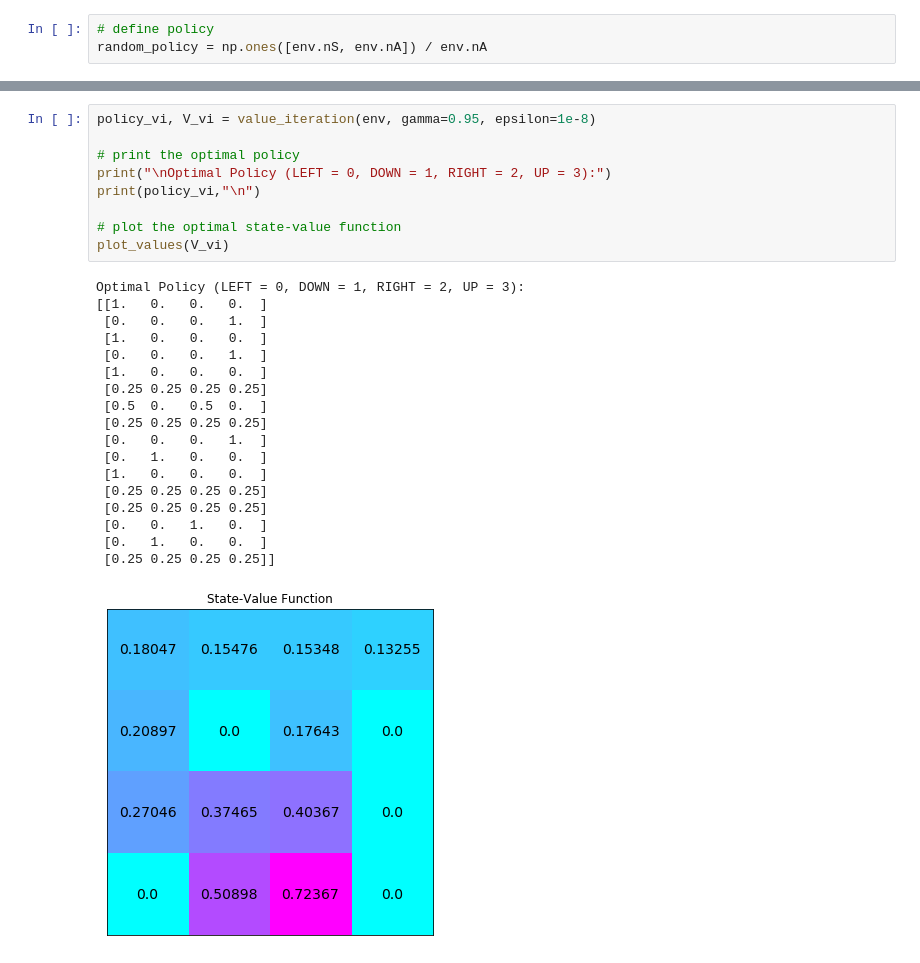
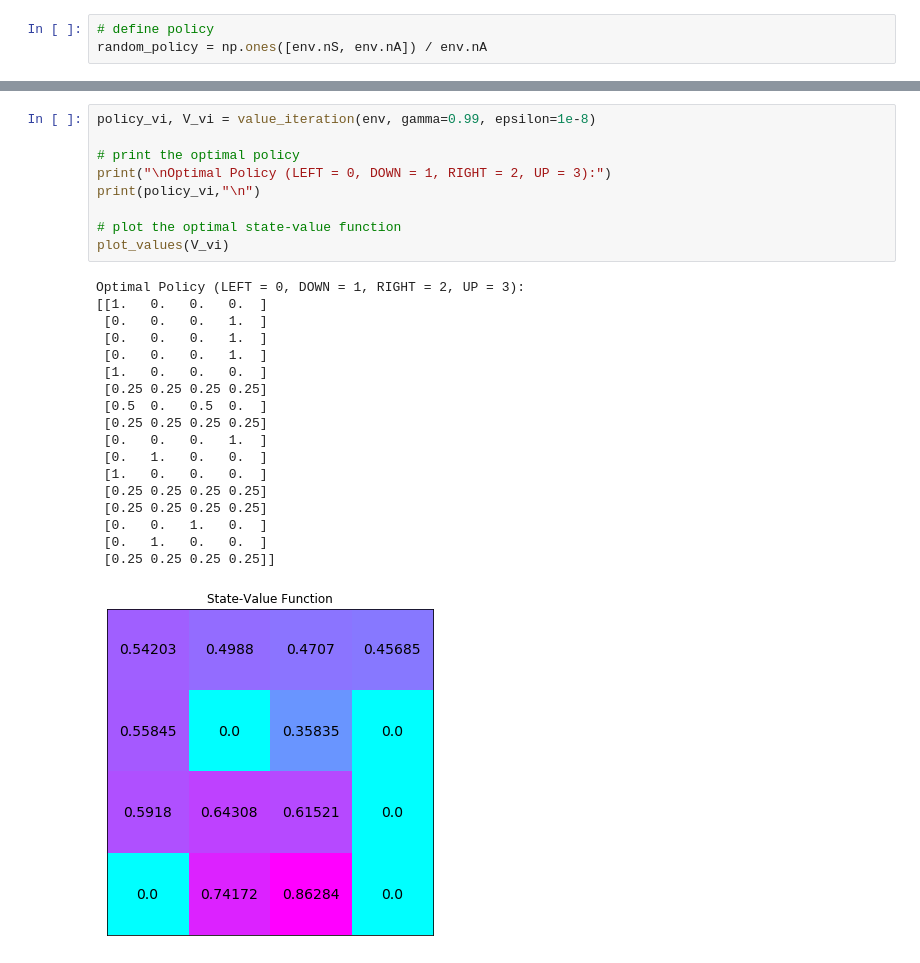
Before and after one commit to aurghya/RLAlgorithms, a Jupyter notebook: experiments/experiment.ipynb, the cells around one changed output, grey strips where cells are left out. Cells and saved outputs as stored; diff of their text form.

```diff
--- a/experiments/experiment.ipynb
+++ b/experiments/experiment.ipynb
@@ -67,28 +67,28 @@ Optimal Policy (LEFT = 0, DOWN = 1, RIGHT = 2, UP = 3):
 # %%
-policy_vi, V_vi = value_iteration(env, gamma=0.95, epsilon=1e-8)
+policy_vi, V_vi = value_iteration(env, gamma=0.99, epsilon=1e-8)
 
 # print the optimal policy
 print("\nOptimal Policy (LEFT = 0, DOWN = 1, RIGHT = 2, UP = 3):")
 print(policy_vi,"\n")
 
 # plot the optimal state-value function
 plot_values(V_vi)
 # %% [output]
 Optimal Policy (LEFT = 0, DOWN = 1, RIGHT = 2, UP = 3):
 [[1.   0.   0.   0.  ]
  [0.   0.   0.   1.  ]
- [1.   0.   0.   0.  ]
+ [0.   0.   0.   1.  ]
  [0.   0.   0.   1.  ]
  [1.   0.   0.   0.  ]
  [0.25 0.25 0.25 0.25]
  [0.5  0.   0.5  0.  ]
  [0.25 0.25 0.25 0.25]
  [0.   0.   0.   1.  ]
  [0.   1.   0.   0.  ]
  [1.   0.   0.   0.  ]
  [0.25 0.25 0.25 0.25]
  [0.25 0.25 0.25 0.25]
  [0.   0.   1.   0.  ]
  [0.   1.   0.   0.  ]
  [0.25 0.25 0.25 0.25]]
-[figure, old version]
+[figure, new version]
```
Also changed, not shown: parts of 2 cells of this notebook.
